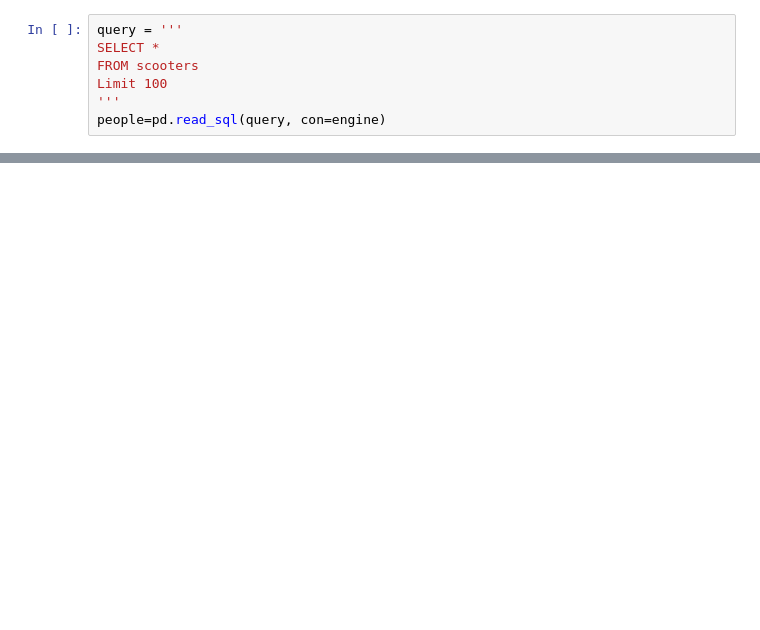
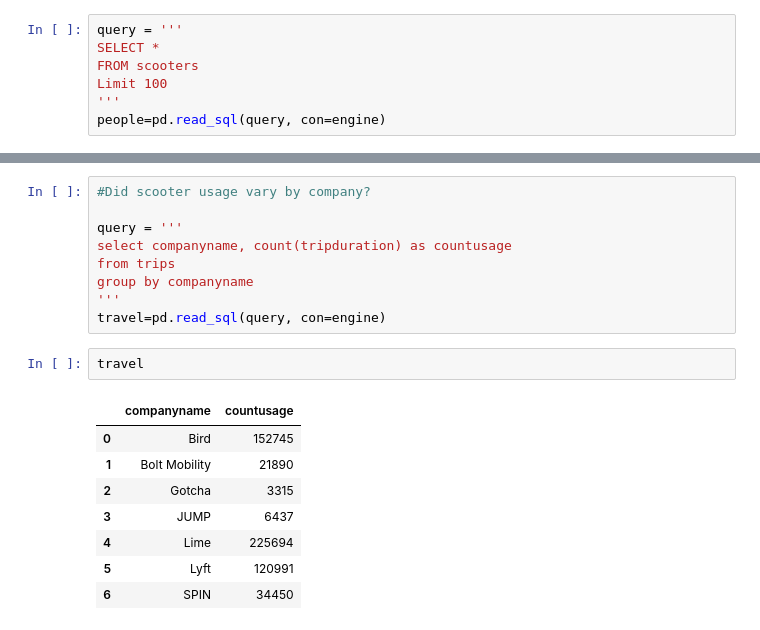
Before and after one commit to NSS-Data-Analytics-Cohort-10/scooters-group-1, a Jupyter notebook: Notebooks/Scooter.ipynb, the cells around one changed output, grey strips where cells are left out. Cells and saved outputs as stored; diff of their text form; blank space fills up the shorter version.

```diff
--- a/Notebooks/Scooter.ipynb
+++ b/Notebooks/Scooter.ipynb
@@ -149,0 +204,20 @@ people
+# %%
+#Did scooter usage vary by company?
+
+query = '''
+select companyname, count(tripduration) as countusage
+from trips
+group by companyname
+'''
+travel=pd.read_sql(query, con=engine)
+# %%
+travel
+# %% [output]
+|  | companyname | countusage |
+| 0 | Bird | 152745 |
+| 1 | Bolt Mobility | 21890 |
+| 2 | Gotcha | 3315 |
+| 3 | JUMP | 6437 |
+| 4 | Lime | 225694 |
+| 5 | Lyft | 120991 |
+| 6 | SPIN | 34450 |
```
Also changed, not shown: parts of 8 cells of this notebook.
